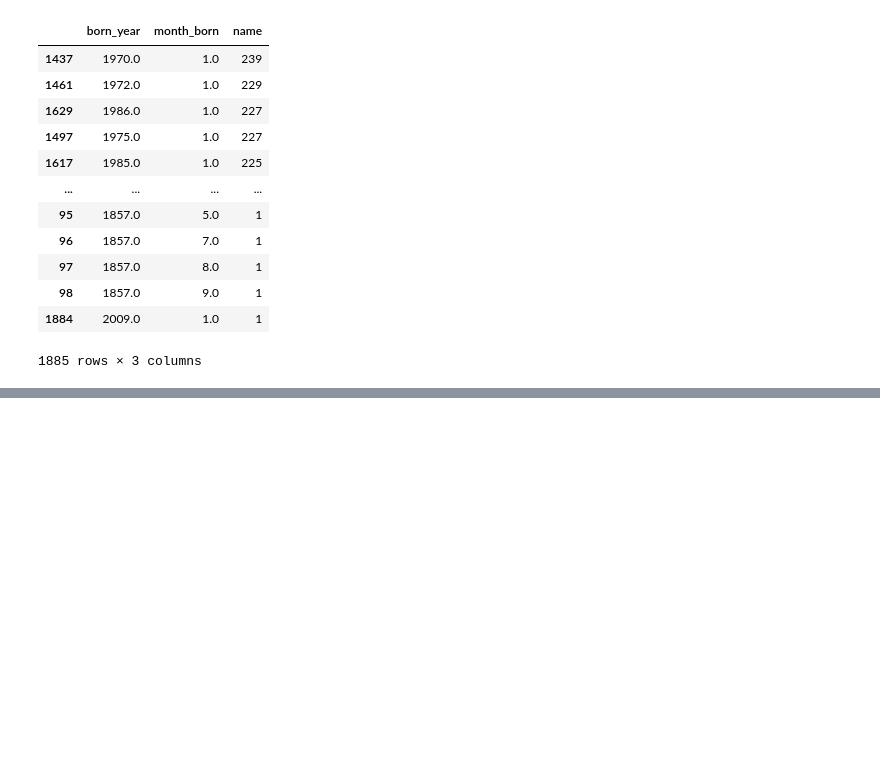
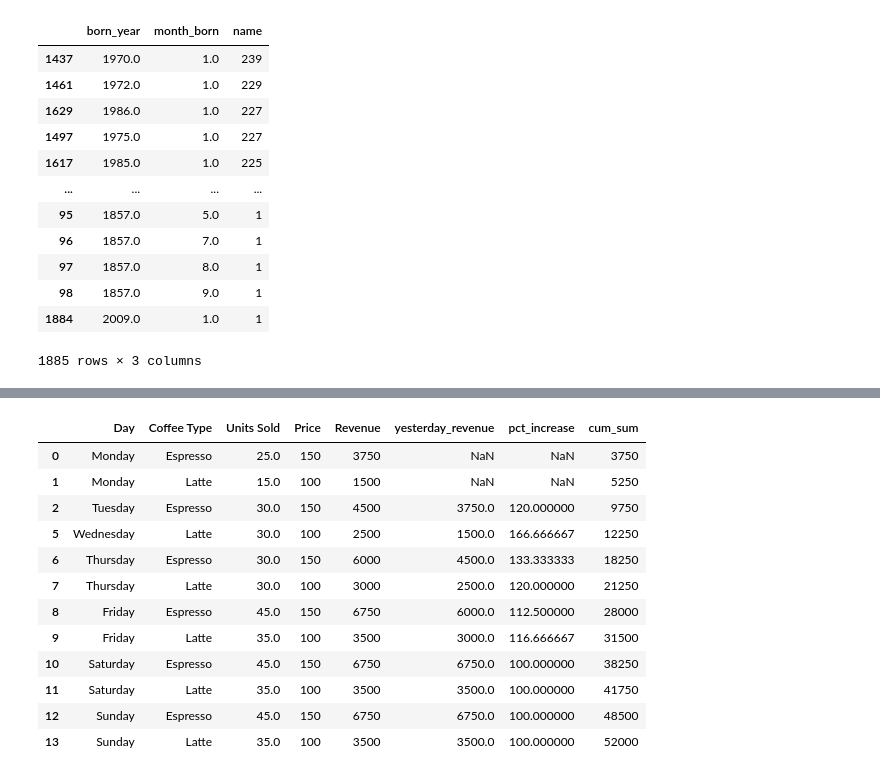
Before and after one commit to Ar3missss/pandas-project, a Jupyter notebook: filtering.ipynb, the cells around one changed output, grey strips where cells are left out. Drawn from its saved outputs; the diff is of its cells as text; code cells hidden in the pictures; blank space fills up the shorter version.

```diff
--- a/filtering.ipynb
+++ b/filtering.ipynb
@@ -805,0 +822,4 @@ bios.groupby([bios['born_year'],bios['month_born']])['name'].count().reset_index
+# %%
+coffee_new['yesterday_revenue']=coffee_new['Revenue'].shift(2)
+# %%
+coffee_new['pct_increase']=coffee_new['Revenue']/coffee_new['yesterday_revenue']*100
@@ -805,0 +885,18 @@ bios.groupby([bios['born_year'],bios['month_born']])['name'].count().reset_index
+# %%
+coffee_new['cum_sum']=coffee_new['Revenue'].cumsum()
+# %%
+coffee_new
+# %% [output]
+|  | Day | Coffee Type | Units Sold | Price | Revenue | yesterday_revenue | pct_increase | cum_sum |
+| 0 | Monday | Espresso | 25.0 | 150 | 3750 | NaN | NaN | 3750 |
+| 1 | Monday | Latte | 15.0 | 100 | 1500 | NaN | NaN | 5250 |
+| 2 | Tuesday | Espresso | 30.0 | 150 | 4500 | 3750.0 | 120.000000 | 9750 |
+| 5 | Wednesday | Latte | 30.0 | 100 | 2500 | 1500.0 | 166.666667 | 12250 |
+| 6 | Thursday | Espresso | 30.0 | 150 | 6000 | 4500.0 | 133.333333 | 18250 |
+| 7 | Thursday | Latte | 30.0 | 100 | 3000 | 2500.0 | 120.000000 | 21250 |
+| 8 | Friday | Espresso | 45.0 | 150 | 6750 | 6000.0 | 112.500000 | 28000 |
+| 9 | Friday | Latte | 35.0 | 100 | 3500 | 3000.0 | 116.666667 | 31500 |
+| 10 | Saturday | Espresso | 45.0 | 150 | 6750 | 6750.0 | 100.000000 | 38250 |
+| 11 | Saturday | Latte | 35.0 | 100 | 3500 | 3500.0 | 100.000000 | 41750 |
+| 12 | Sunday | Espresso | 45.0 | 150 | 6750 | 6750.0 | 100.000000 | 48500 |
+| 13 | Sunday | Latte | 35.0 | 100 | 3500 | 3500.0 | 100.000000 | 52000 |
```
Also changed, not shown: parts of 6 cells of this notebook.
